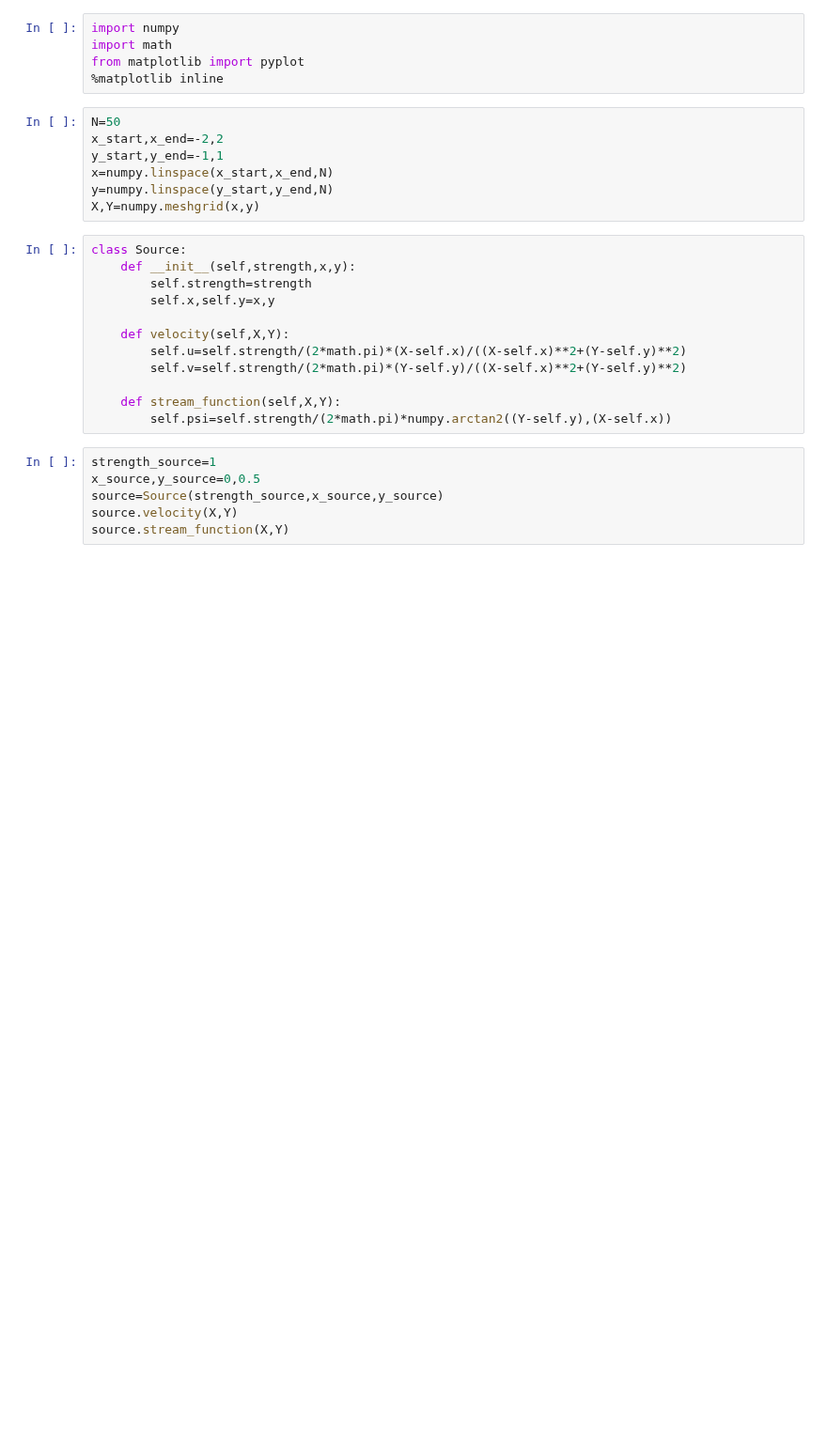
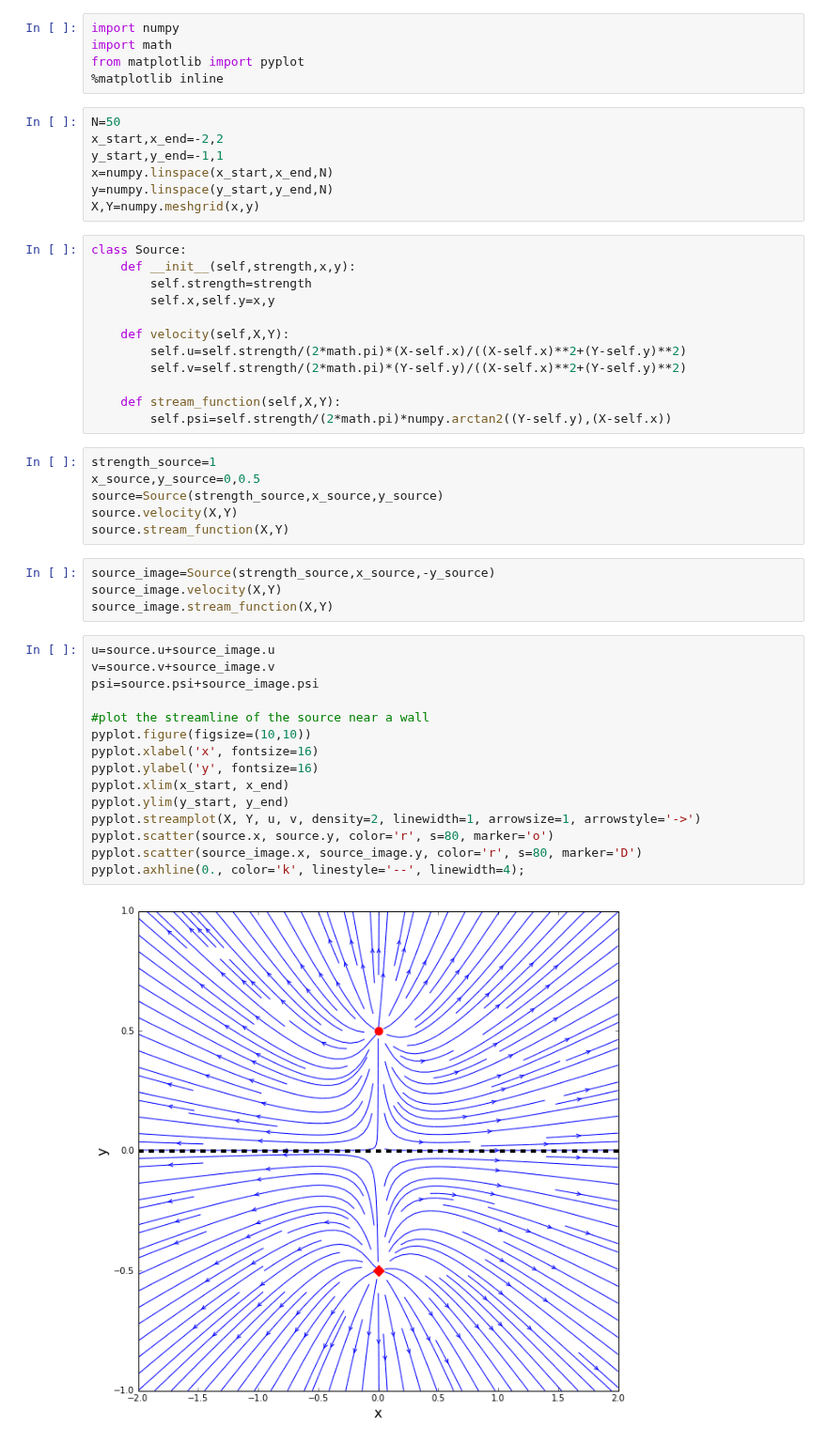
Before and after one commit to wangze233/MAE6226, a Jupyter notebook: lesson7.ipynb, the cells around one changed output. Shown at 94% size. Saved outputs shown, nothing was run; the diff lists cells and outputs as text; blank space fills up the shorter version.

```diff
--- a/lesson7.ipynb
+++ b/lesson7.ipynb
@@ -28,3 +28,24 @@ x_source,y_source=0,0.5
 source=Source(strength_source,x_source,y_source)
 source.velocity(X,Y)
 source.stream_function(X,Y)
+# %%
+source_image=Source(strength_source,x_source,-y_source)
+source_image.velocity(X,Y)
+source_image.stream_function(X,Y)
+# %%
+u=source.u+source_image.u
+v=source.v+source_image.v
+psi=source.psi+source_image.psi
+
+#plot the streamline of the source near a wall
+pyplot.figure(figsize=(10,10))
+pyplot.xlabel('x', fontsize=16)
+pyplot.ylabel('y', fontsize=16)
+pyplot.xlim(x_start, x_end)
+pyplot.ylim(y_start, y_end)
+pyplot.streamplot(X, Y, u, v, density=2, linewidth=1, arrowsize=1, arrowstyle='->')
+pyplot.scatter(source.x, source.y, color='r', s=80, marker='o')
+pyplot.scatter(source_image.x, source_image.y, color='r', s=80, marker='D')
+pyplot.axhline(0., color='k', linestyle='--', linewidth=4);
+# %% [output]
+[figure, added]
```
Also changed, not shown: parts of 4 cells of this notebook.
